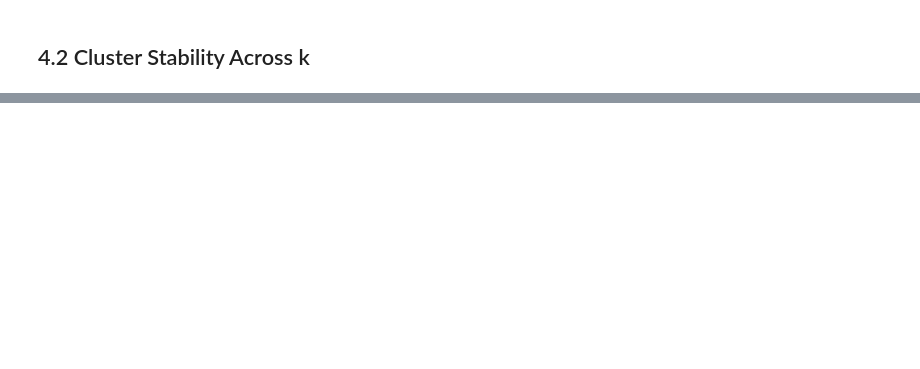
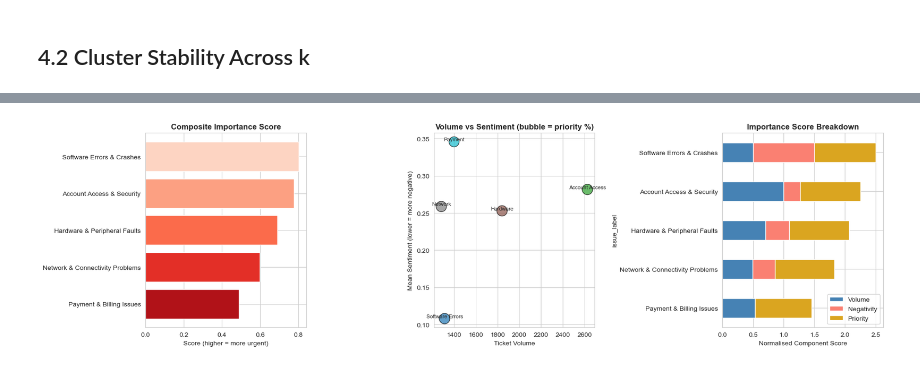
Before and after one commit to Thiruvel-AP/TextAnalytics, a Jupyter notebook: G43_Task4_FINAL_updated.ipynb, the cells around one changed output, grey strips where cells are left out. Saved outputs shown, nothing was run; the diff lists cells and outputs as text; code cells hidden in the pictures; blank space fills up the shorter version.

```diff
--- a/G43_Task4_FINAL_updated.ipynb
+++ b/G43_Task4_FINAL_updated.ipynb
@@ -749,0 +1782,79 @@ print(comparisons.to_string(index=False))
+# %%
+# ============================================================
+# RANKING ISSUES BY IMPORTANCE
+# ============================================================
+# Composite score: volume (normalised) + negativity (normalised) + high-priority %
+# Higher score = more important to address
+
+issue_stats = df.groupby('issue_label').agg(
+    volume=('issue_label', 'size'),
+    mean_sentiment=('vader_compound', 'mean'),
+    std_sentiment=('vader_compound', 'std'),
+    high_priority_pct=('Ticket Priority', lambda x: (x.isin(['Critical', 'High'])).mean()),
+    unique_products=('Product Purchased', 'nunique'),
+).reset_index()
+
+# Normalise each factor to [0, 1]
+issue_stats['vol_norm'] = issue_stats['volume'] / issue_stats['volume'].max()
+# Flip sentiment: more negative = higher score
+issue_stats['neg_norm'] = 1 - (issue_stats['mean_sentiment'] - issue_stats['mean_sentiment'].min()) / \
+    (issue_stats['mean_sentiment'].max() - issue_stats['mean_sentiment'].min() + 1e-9)
+issue_stats['priority_norm'] = issue_stats['high_priority_pct'] / issue_stats['high_priority_pct'].max()
+
+# Composite importance score (equal weighting — adjust if needed)
+issue_stats['importance_score'] = (
+    0.4 * issue_stats['vol_norm'] +
+    0.3 * issue_stats['neg_norm'] +
+    0.3 * issue_stats['priority_norm']
+)
+
+issue_stats = issue_stats.sort_values('importance_score', ascending=False)
+
+print("=== Issue Ranking by Importance ===\n")
+for rank, (_, row) in enumerate(issue_stats.iterrows(), 1):
+    print(f"  #{rank} {row['issue_label']}")
+    print(f"      Volume: {row['volume']} tickets ({row['volume']/len(df)*100:.1f}%)")
+    print(f"      Mean Sentiment: {row['mean_sentiment']:.3f}")
+    print(f"      High/Critical Priority: {row['high_priority_pct']:.1%}")
+    print(f"      Products Affected: {row['unique_products']}")
+    print(f"      Importance Score: {row['importance_score']:.3f}")
+    print()
+
+# --- Visualise ---
+fig, axes = plt.subplots(1, 3, figsize=(18, 5))
+
+# Importance score
+colors = sns.color_palette('Reds_r', len(issue_stats))
+issue_stats_sorted = issue_stats.sort_values('importance_score')
+axes[0].barh(issue_stats_sorted['issue_label'], issue_stats_sorted['importance_score'], color=colors)
+axes[0].set_title('Composite Importance Score', fontweight='bold')
+axes[0].set_xlabel('Score (higher = more urgent)')
+
+# Volume vs Sentiment scatter
+axes[1].scatter(issue_stats['volume'], issue_stats['mean_sentiment'],
+                s=issue_stats['high_priority_pct'] * 500, alpha=0.7,
+                c=range(len(issue_stats)), cmap='tab10', edgecolors='black')
+for _, row in issue_stats.iterrows():
+    axes[1].annotate(row['issue_label'].split('&')[0].strip(),
+                     (row['volume'], row['mean_sentiment']),
+                     fontsize=8, ha='center', va='bottom')
+axes[1].set_xlabel('Ticket Volume')
+axes[1].set_ylabel('Mean Sentiment (lower = more negative)')
+axes[1].set_title('Volume vs Sentiment (bubble = priority %)', fontweight='bold')
+
+# Component breakdown stacked bar
+breakdown = issue_stats_sorted.set_index('issue_label')[['vol_norm', 'neg_norm', 'priority_norm']]
+breakdown.columns = ['Volume', 'Negativity', 'Priority']
+breakdown.plot(kind='barh', stacked=True, ax=axes[2],
+               color=['steelblue', 'salmon', 'goldenrod'])
+axes[2].set_title('Importance Score Breakdown', fontweight='bold')
+axes[2].set_xlabel('Normalised Component Score')
+axes[2].legend(loc='lower right')
+
+plt.tight_layout()
+plt.show()
+
+print("\n⚠ Note: On this synthetic dataset, volume, sentiment and priority are")
+print("  roughly uniform across categories, so importance scores are similar.")
+print("  On real data, this ranking would surface genuinely urgent issues.")
+# %% [output]
@@ -749,0 +1878 @@ print(comparisons.to_string(index=False))
+[figure, added]
```
Also changed, not shown: parts of 75 cells of this notebook, 12 other files.
